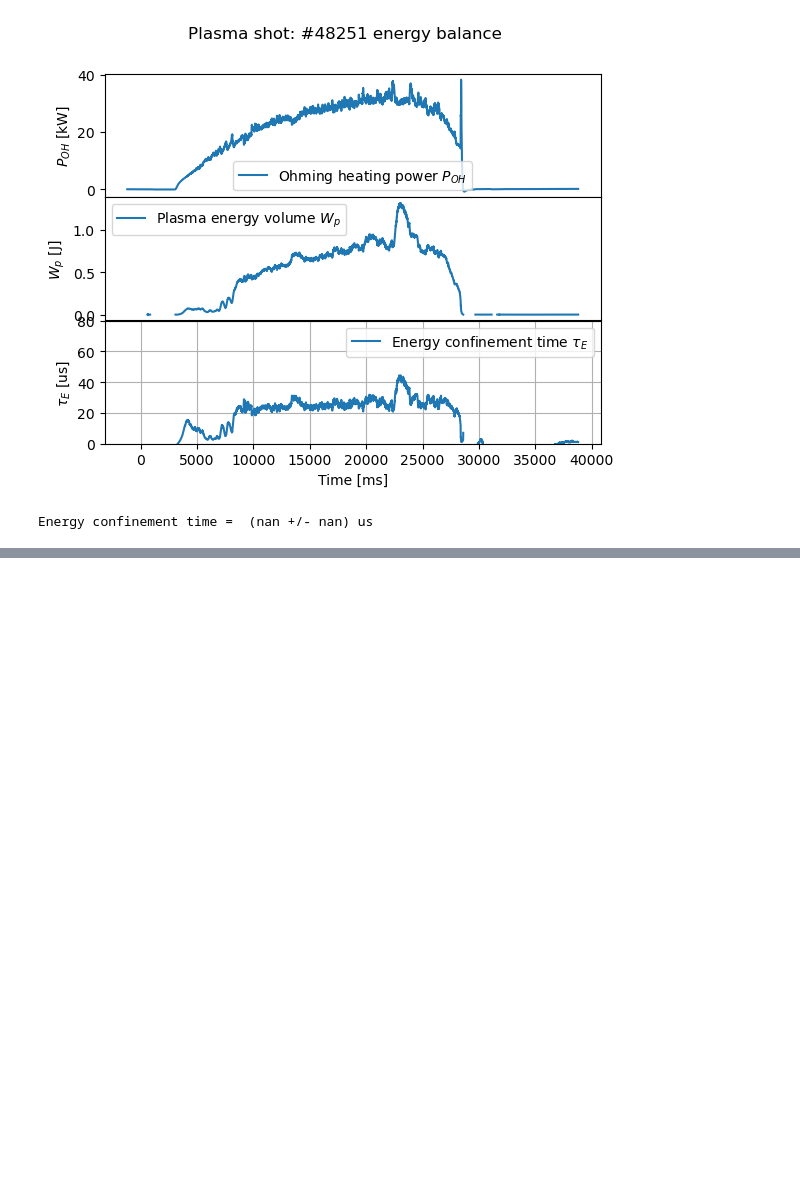
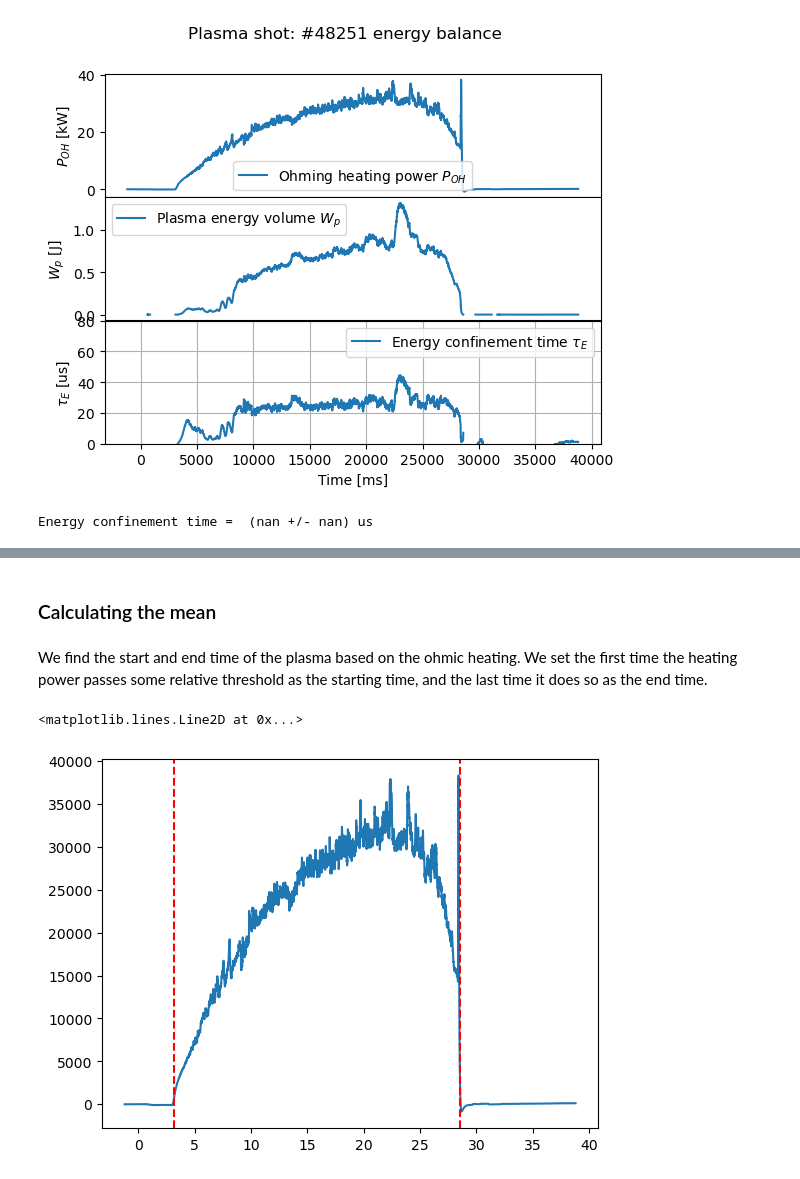
Before and after one commit to VictorV626/GolemGithub, a Jupyter notebook: TauCalculation.ipynb, the cells around one changed output, grey strips where cells are left out. Saved outputs shown, nothing was run; the diff lists cells and outputs as text; code cells hidden in the pictures; blank space fills up the shorter version.

```diff
--- a/TauCalculation.ipynb
+++ b/TauCalculation.ipynb
@@ -183,0 +191,16 @@ Energy confinement time =  (nan +/- nan) us
+# %% [markdown]
+### Calculating the mean
+# %% [markdown]
+We find the start and end time of the plasma based on the ohmic heating. We set the first time the heating power passes some relative threshold as the starting time, and the last time it does so as the end time.
+# %%
+cutoff_relative_strength = 0.01 # 1% of the maximum value
+start_idx = np.where(P_OH > P_OH.max() * cutoff_relative_strength)[0][0]
+t_start = time[start_idx] # start time of the plasma, defined as when the ohmic power exceeds 10% of its maximum value
+end_idx = np.where(P_OH > P_OH.max() * cutoff_relative_strength)[0][-1]
+t_end = time[end_idx] # end time of the plasma, defined as when the ohmic power exceeds 10% of its maximum value
+plt.plot(time, P_OH)
+plt.axvline(t_start, color='r', linestyle='--', label='Start time')
+plt.axvline(t_end, color='r', linestyle='--', label='End time')
+# %% [output]
+<matplotlib.lines.Line2D at 0x...>
+[figure, added]
```
Also changed, not shown: parts of 6 cells of this notebook, 1 other file.
